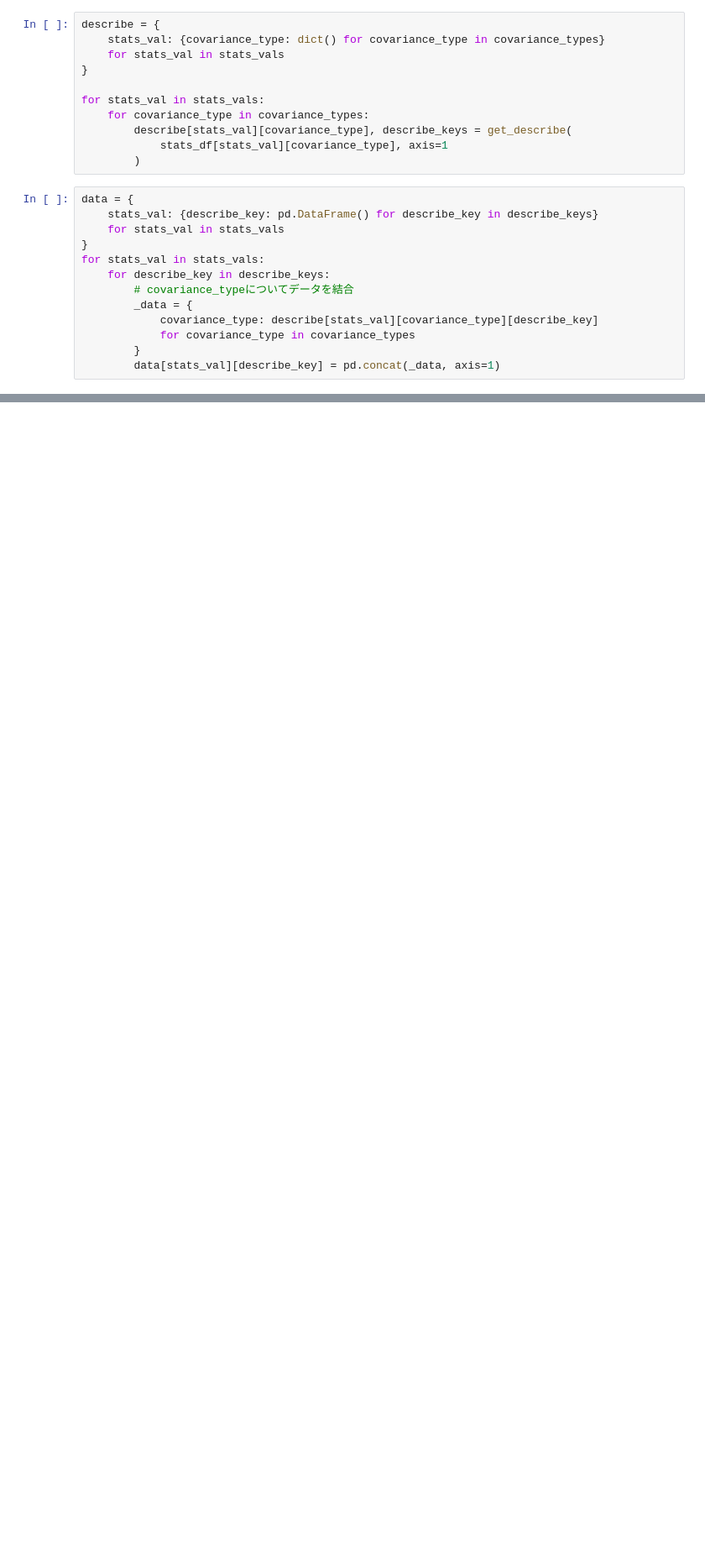
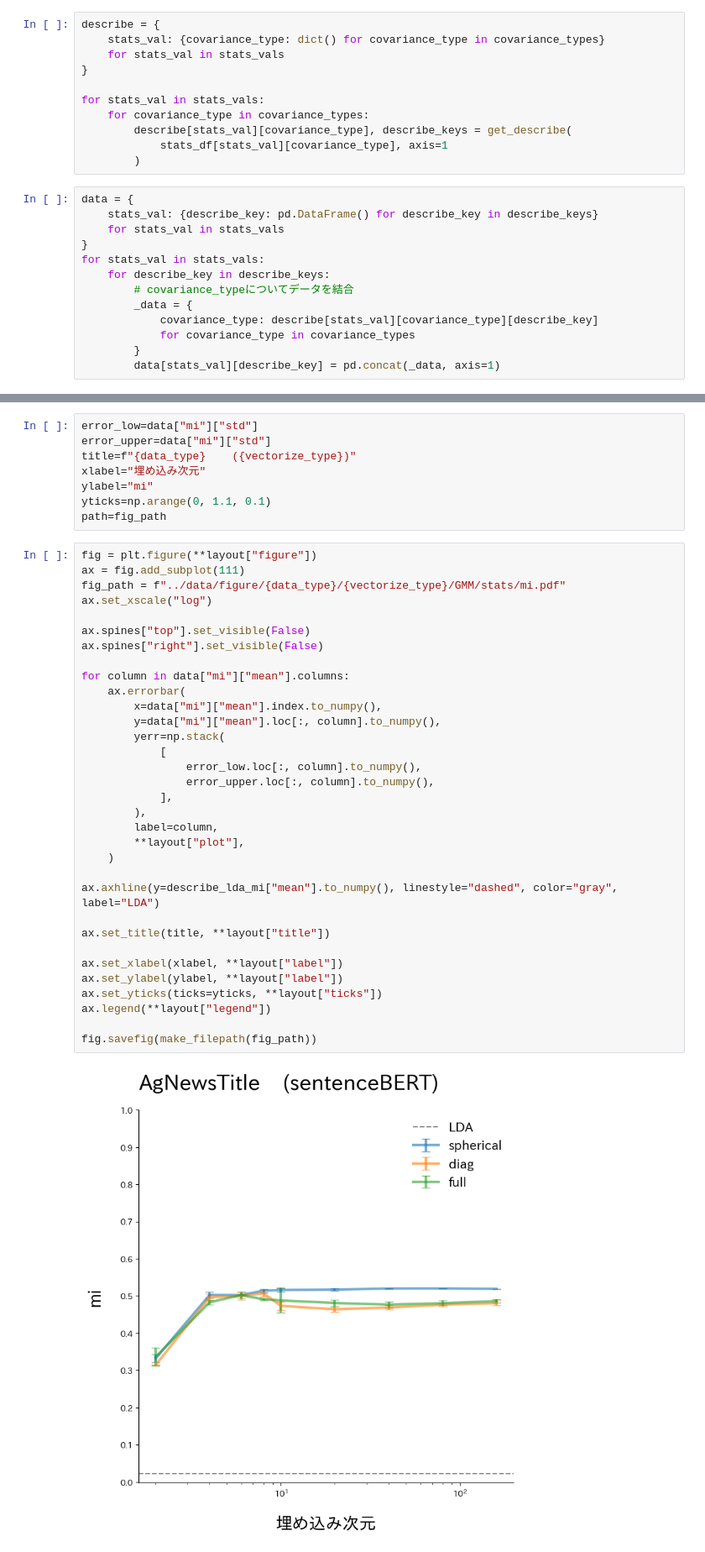
Before and after one commit to YuriNakayama/TextClassificationCode, a Jupyter notebook: Visualize/Stats/StatsFig.ipynb, the cells around one changed output, grey strips where cells are left out. Shown at 84% size. Drawn from its saved outputs; the diff is of its cells as text; blank space fills up the shorter version.

```diff
--- a/Visualize/Stats/StatsFig.ipynb
+++ b/Visualize/Stats/StatsFig.ipynb
@@ -141,0 +140,43 @@ for stats_val in stats_vals:
+# %%
+error_low=data["mi"]["std"]
+error_upper=data["mi"]["std"]
+title=f"{data_type}    ({vectorize_type})"
+xlabel="埋め込み次元"
+ylabel="mi"
+yticks=np.arange(0, 1.1, 0.1)
+path=fig_path
+# %%
+fig = plt.figure(**layout["figure"])
+ax = fig.add_subplot(111)
+fig_path = f"../data/figure/{data_type}/{vectorize_type}/GMM/stats/mi.pdf"
+ax.set_xscale("log")
+
+ax.spines["top"].set_visible(False)
+ax.spines["right"].set_visible(False)
+
+for column in data["mi"]["mean"].columns:
+    ax.errorbar(
+        x=data["mi"]["mean"].index.to_numpy(),
+        y=data["mi"]["mean"].loc[:, column].to_numpy(),
+        yerr=np.stack(
+            [
+                error_low.loc[:, column].to_numpy(),
+                error_upper.loc[:, column].to_numpy(),
+            ],
+        ),
+        label=column,
+        **layout["plot"],
+    )
+
+ax.axhline(y=describe_lda_mi["mean"].to_numpy(), linestyle="dashed", color="gray", label="LDA")
+
+ax.set_title(title, **layout["title"])
+
+ax.set_xlabel(xlabel, **layout["label"])
+ax.set_ylabel(ylabel, **layout["label"])
+ax.set_yticks(ticks=yticks, **layout["ticks"])
+ax.legend(**layout["legend"])
+
+fig.savefig(make_filepath(fig_path))
+# %% [output]
+[figure, added]
```
Also changed, not shown: parts of 5 cells of this notebook, 6 other files.
